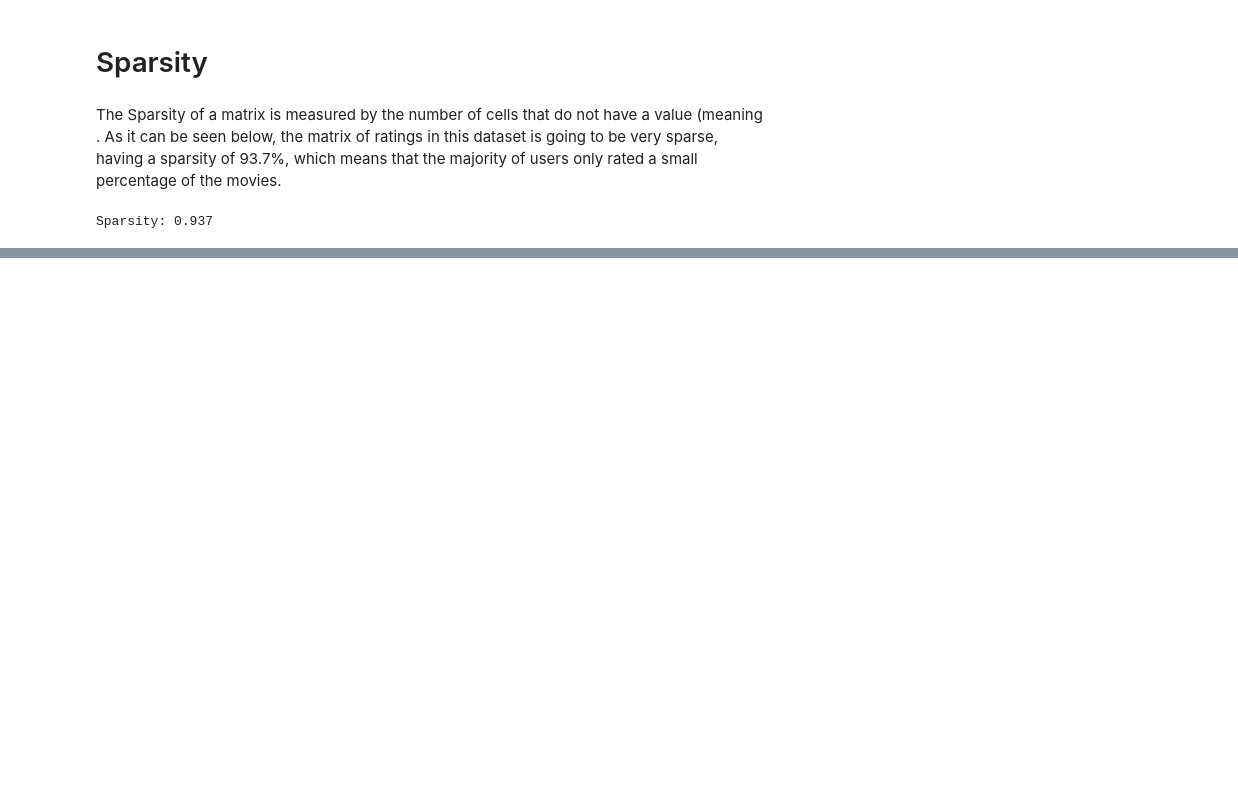
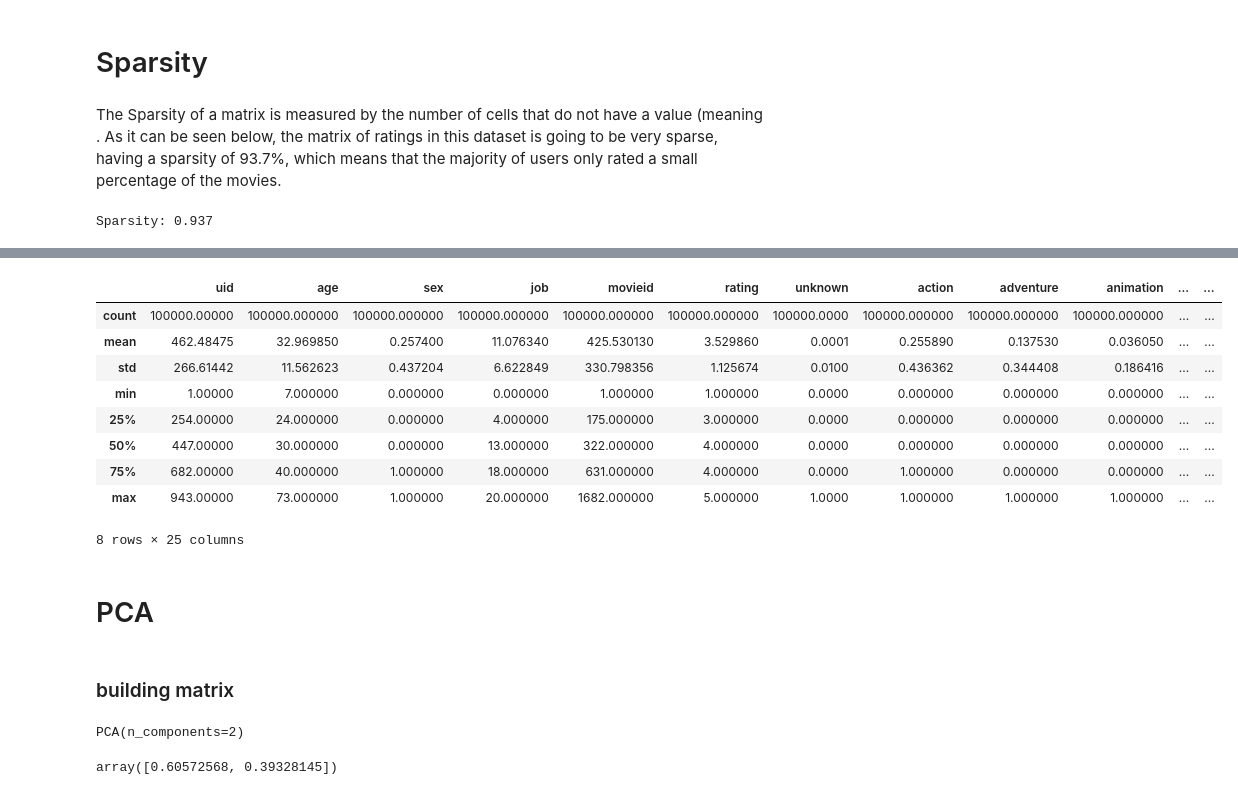
Before and after one commit to PFig420/ED_Movie_Recommender_Similarity, a Jupyter notebook: RecomendationSystem.ipynb, the cells around one changed output, grey strips where cells are left out. Saved outputs shown, nothing was run; the diff lists cells and outputs as text; code cells hidden in the pictures; blank space fills up the shorter version.

```diff
--- a/RecomendationSystem.ipynb
+++ b/RecomendationSystem.ipynb
@@ -64,0 +115,3 @@ Sparsity: 0.937
+# %%
+for key in occupations.keys():
+    user_data=user_data.replace(occupations[key], key)
@@ -64,0 +150,2 @@ Sparsity: 0.937
+# %%
+ratings.drop('timestamp', axis=1, inplace=True)
@@ -64,0 +154,2 @@ Sparsity: 0.937
+# %%
+db=pd.merge(pd.merge(user_data, ratings, on='uid'), movies_data, on='movieid')
@@ -64,0 +166,2 @@ Sparsity: 0.937
+# %%
+db=db.sort_values(by=['uid'])
@@ -64,0 +178,17 @@ Sparsity: 0.937
+# %%
+db.describe()
+# %% [output]
+|  | uid | age | sex | job | movieid | rating | unknown | action | adventure | animation | ... | ... |
+| count | 100000.00000 | 100000.000000 | 100000.000000 | 100000.000000 | 100000.000000 | 100000.000000 | 100000.0000 | 100000.000000 | 100000.000000 | 100000.000000 | ... | ... |
+| mean | 462.48475 | 32.969850 | 0.257400 | 11.076340 | 425.530130 | 3.529860 | 0.0001 | 0.255890 | 0.137530 | 0.036050 | ... | ... |
+| std | 266.61442 | 11.562623 | 0.437204 | 6.622849 | 330.798356 | 1.125674 | 0.0100 | 0.436362 | 0.344408 | 0.186416 | ... | ... |
+| min | 1.00000 | 7.000000 | 0.000000 | 0.000000 | 1.000000 | 1.000000 | 0.0000 | 0.000000 | 0.000000 | 0.000000 | ... | ... |
+| 25% | 254.00000 | 24.000000 | 0.000000 | 4.000000 | 175.000000 | 3.000000 | 0.0000 | 0.000000 | 0.000000 | 0.000000 | ... | ... |
+| 50% | 447.00000 | 30.000000 | 0.000000 | 13.000000 | 322.000000 | 4.000000 | 0.0000 | 0.000000 | 0.000000 | 0.000000 | ... | ... |
+| 75% | 682.00000 | 40.000000 | 1.000000 | 18.000000 | 631.000000 | 4.000000 | 0.0000 | 1.000000 | 0.000000 | 0.000000 | ... | ... |
+| max | 943.00000 | 73.000000 | 1.000000 | 20.000000 | 1682.000000 | 5.000000 | 1.0000 | 1.000000 | 1.000000 | 1.000000 | ... | ... |
+8 rows × 25 columns
+# %% [markdown]
+# PCA
+# %% [markdown]
+### building matrix
@@ -64,0 +197,8 @@ Sparsity: 0.937
+# %%
+pca.fit(db)
+# %% [output]
+PCA(n_components=2)
+# %%
+pca.explained_variance_ratio_
+# %% [output]
+array([0.60572568, 0.39328145])
```
Also changed, not shown: parts of 25 cells of this notebook.
